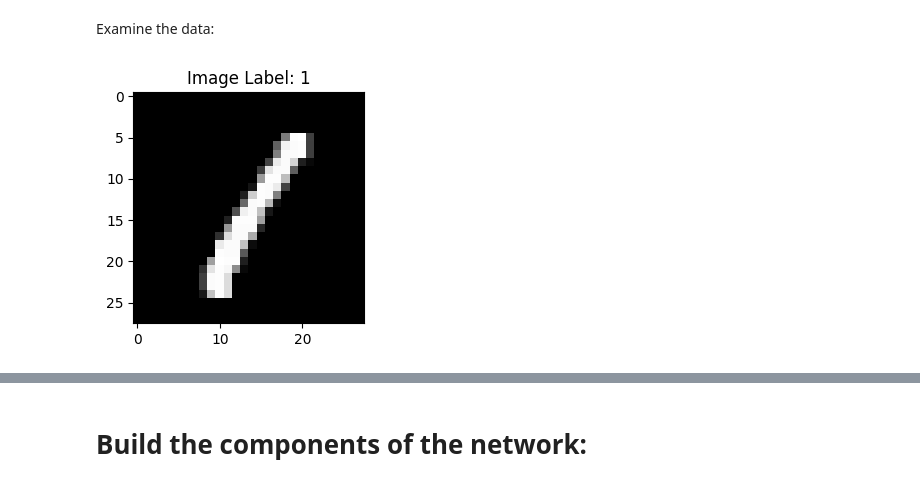
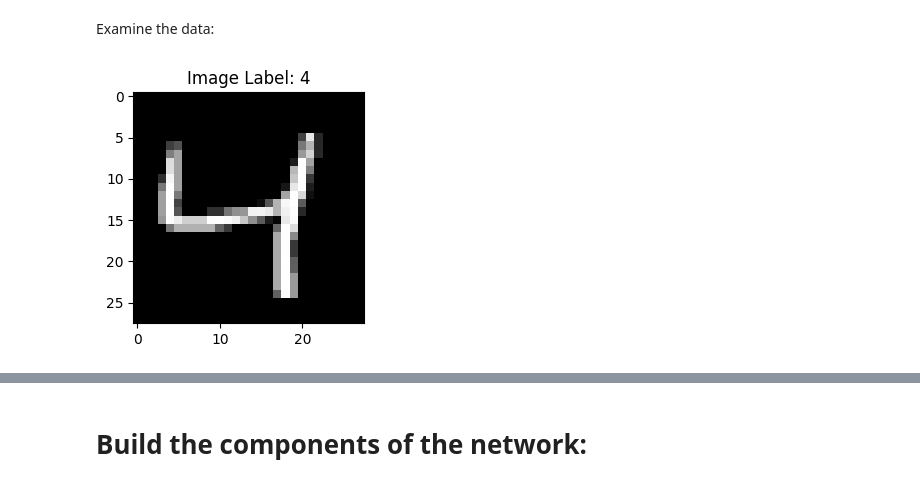
Before and after one commit to wbasener/Neural-Netork-From-Scratch-in-Python, a Jupyter notebook: NNfromScratch.ipynb, the cells around one changed output, grey strips where cells are left out. Saved outputs shown, nothing was run; the diff lists cells and outputs as text; code cells hidden in the pictures.

```diff
--- a/NNfromScratch.ipynb
+++ b/NNfromScratch.ipynb
@@ -39,12 +36,12 @@ Test Images DataType: uint8
 Examine the data:
 # %%
 # display a single sample
-idx = 3
+idx = 2
 plt.figure(figsize=(3,3))
 plt.imshow(train_images[idx,:,:], cmap='gray')
 plt.title("Image Label: "+str(train_labels[idx]));
 # %% [output]
-[figure, old version]
+[figure, new version]
 # %% [markdown]
 Here is a diagram of the neural network we will build:
 
```
Also changed, not shown: parts of 24 cells of this notebook, 2 other files.
